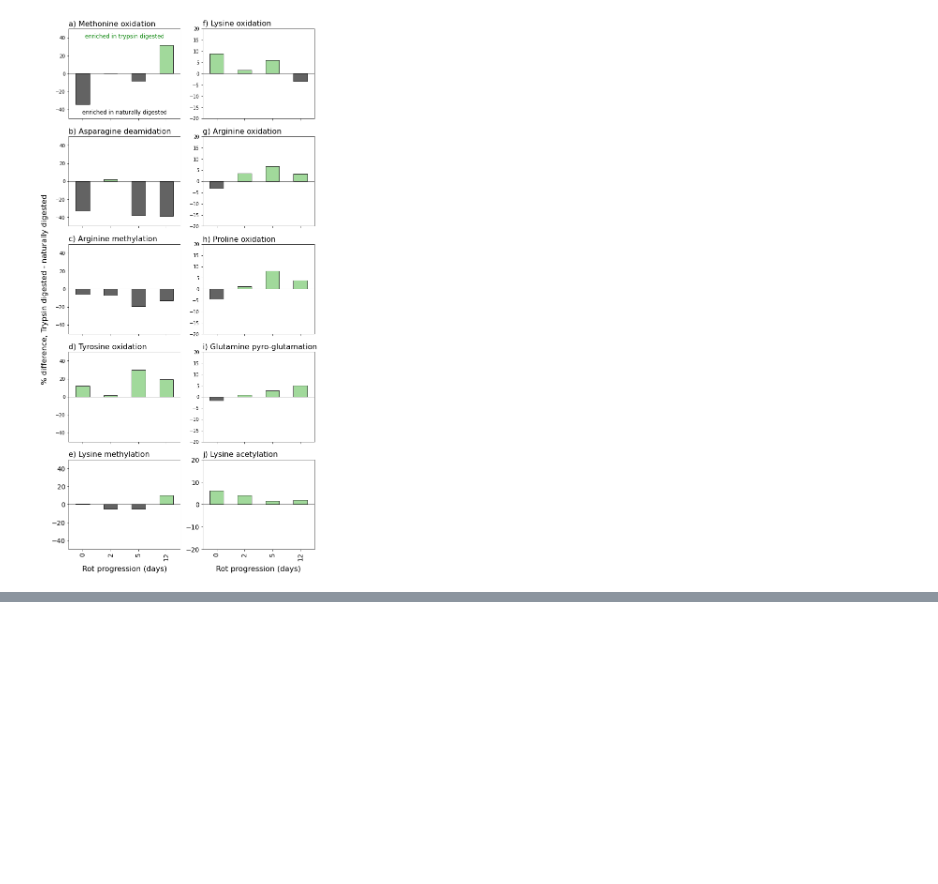
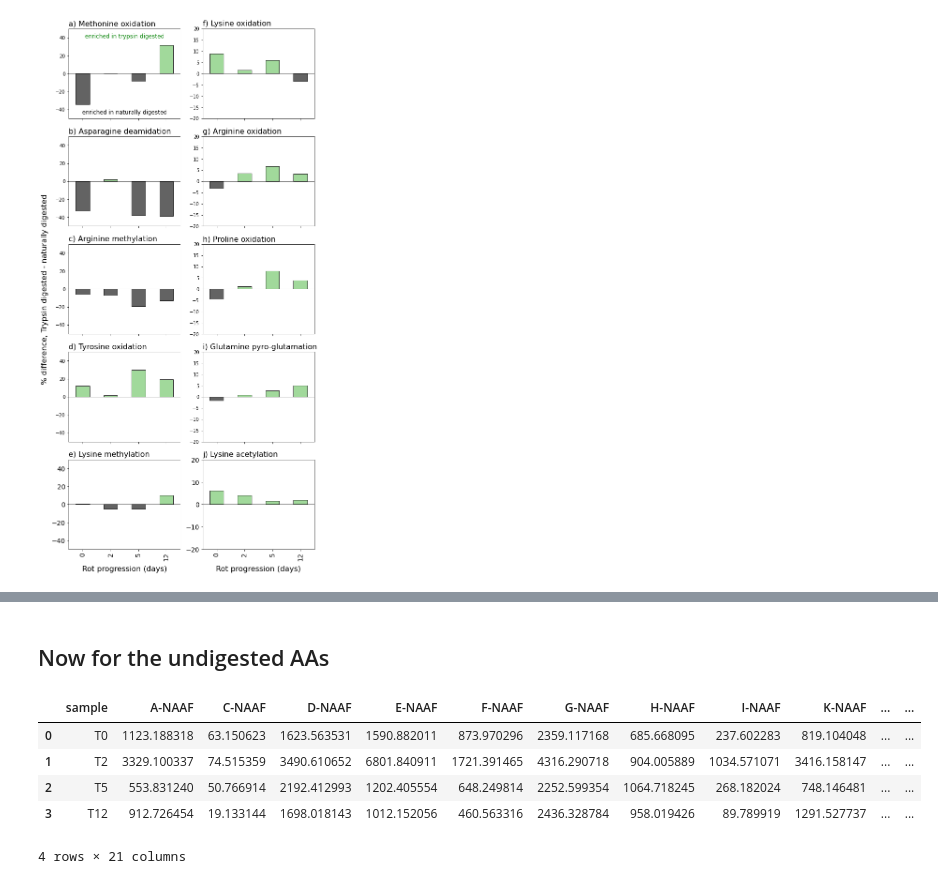
Before and after one commit to MeganEDuffy/rot-mayer, a Jupyter notebook: notebooks/PTM-AA/PTM-AAs-combined_DB_DN.ipynb, the cells around one changed output, grey strips where cells are left out. Drawn from its saved outputs; the diff is of its cells as text; code cells hidden in the pictures; blank space fills up the shorter version.

```diff
--- a/notebooks/PTM-AA/PTM-AAs-combined_DB_DN.ipynb
+++ b/notebooks/PTM-AA/PTM-AAs-combined_DB_DN.ipynb
@@ -1141,0 +560,13 @@ plt.savefig("/home/millieginty/Documents/git-repos/2017-etnp/analyses/pronovo-20
+# %% [markdown]
+## Now for the undigested AAs
+# %%
+# made this dataframe above
+# it's just the undigeseted peptides AAs
+sum_AA_undig.head()
+# %% [output]
+|  | sample | A-NAAF | C-NAAF | D-NAAF | E-NAAF | F-NAAF | G-NAAF | H-NAAF | I-NAAF | K-NAAF | ... | ... |
+| 0 | T0 | 1123.188318 | 63.150623 | 1623.563531 | 1590.882011 | 873.970296 | 2359.117168 | 685.668095 | 237.602283 | 819.104048 | ... | ... |
+| 1 | T2 | 3329.100337 | 74.515359 | 3490.610652 | 6801.840911 | 1721.391465 | 4316.290718 | 904.005889 | 1034.571071 | 3416.158147 | ... | ... |
+| 2 | T5 | 553.831240 | 50.766914 | 2192.412993 | 1202.405554 | 648.249814 | 2252.599354 | 1064.718245 | 268.182024 | 748.146481 | ... | ... |
+| 3 | T12 | 912.726454 | 19.133144 | 1698.018143 | 1012.152056 | 460.563316 | 2436.328784 | 958.019426 | 89.789919 | 1291.527737 | ... | ... |
+4 rows × 21 columns
```
Also changed, not shown: parts of 41 cells of this notebook, 16 other files.
